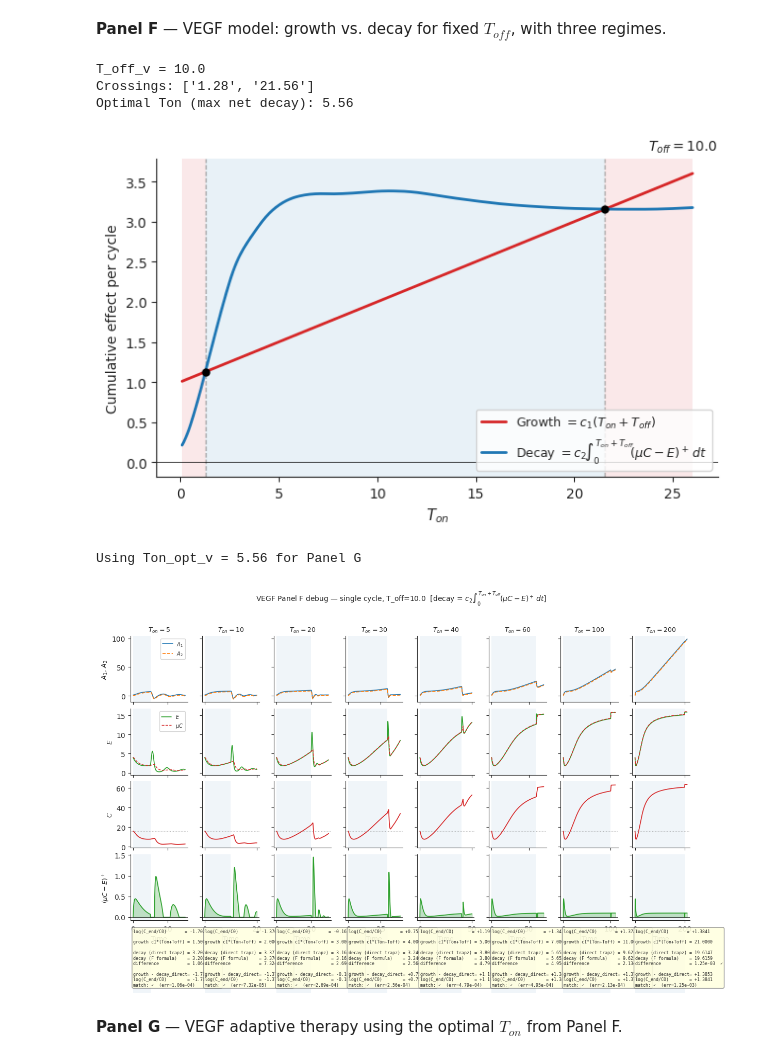
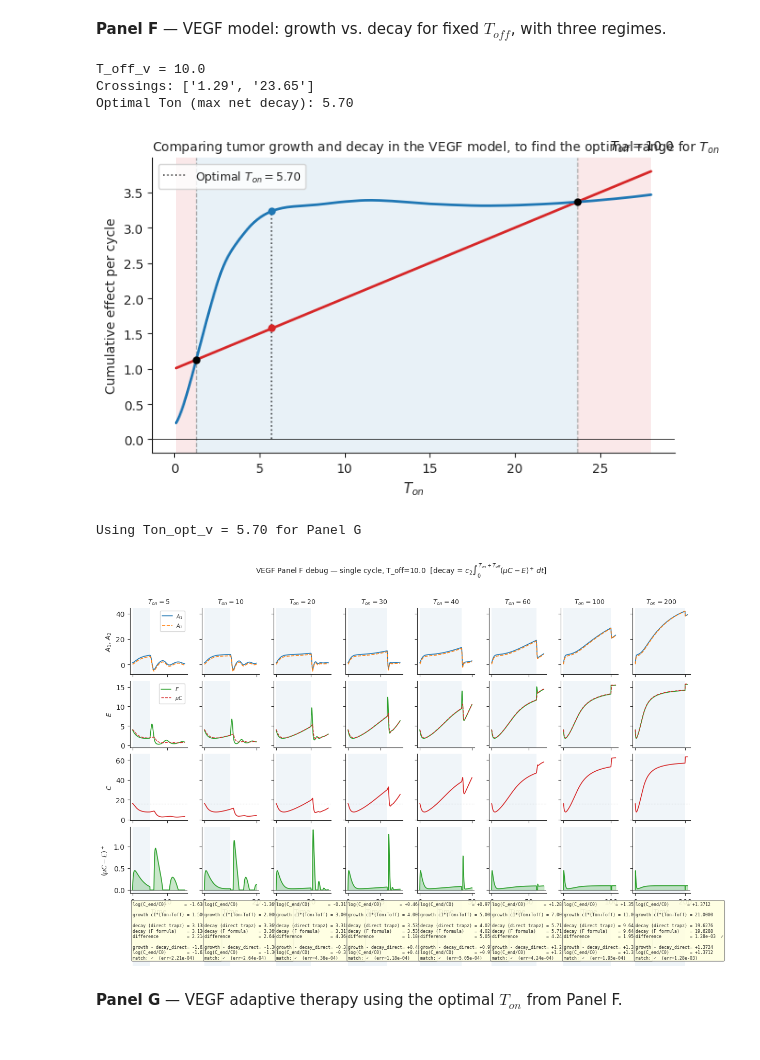
Before and after one commit to Liamir/autodiff-control, a Jupyter notebook: notebooks/figure4.ipynb, the cells around one changed output. Drawn from its saved outputs; the diff is of its cells as text; code cells hidden in the pictures.

```diff
--- a/notebooks/figure4.ipynb
+++ b/notebooks/figure4.ipynb
@@ -508,6 +510,8 @@ r_E  = 0.5    # endothelial cell death rate
 mu_v = 0.25   # vascular scaling (E_ss = mu_v * C at steady state)
 c1_v = 0.1    # tumor growth rate
 c2_v = 1.0    # tumor removal rate
+alpha1 = 0.01  # clearance rate of A1 (VEGF)
+alpha2 = 0.01  # clearance rate of A2 (compensatory)
 
 C0_v = 16.0
 E0_v = mu_v * C0_v   # = 4.0
@@ -518,8 +522,8 @@ y0_v = [A1_0, A2_0, E0_v, C0_v]
 def vegf_rhs(t, y, a1_val):
     A1, A2, E, C = y
     deficit = mu_v * C - E
-    dA1 = k1 * deficit
-    dA2 = k2 * deficit
+    dA1 = k1 * deficit - alpha1 * A1
+    dA2 = k2 * deficit - alpha2 * A2
     dE  = E * ((a1_val * A1 + a2_v * A2) * (1 - E / (4 * mu_v * C0_v)) - r_E)
     dC  = C * (c1_v - c2_v * max(deficit, 0.0))
     return [dA1, dA2, dE, dC]
@@ -582,7 +586,7 @@ plt.show()
 # ======================================================================
 
 T_OFF_V    = 10.0
-Ton_scan_v = np.linspace(0.1, 26, 300)
+Ton_scan_v = np.linspace(0.1, 28, 300)
 
 growth_v_arr = c1_v * (Ton_scan_v + T_OFF_V)
 
@@ -620,42 +624,59 @@ _regime_alpha = 0.10
 if len(crossings_v) >= 2:
     _cv1, _cv2 = crossings_v[0], crossings_v[1]
     ax_F.axvspan(Ton_scan_v[0], _cv1,    color='C3', alpha=_regime_alpha, lw=0)
     ax_F.axvspan(_cv1,          _cv2,    color='C0', alpha=_regime_alpha, lw=0)
     ax_F.axvspan(_cv2,          _xmax_v, color='C3', alpha=_regime_alpha, lw=0)
     for _cx in (_cv1, _cv2):
         ax_F.axvline(_cx, color='gray', ls='--', lw=0.9, alpha=0.7)
 elif len(crossings_v) == 1:
     _cv1 = crossings_v[0]
     ax_F.axvspan(Ton_scan_v[0], _cv1,    color='C3', alpha=_regime_alpha, lw=0)
     ax_F.axvspan(_cv1,          _xmax_v, color='C0', alpha=_regime_alpha, lw=0)
     ax_F.axvline(_cv1, color='gray', ls='--', lw=0.9, alpha=0.7)
 
-ax_F.plot(Ton_scan_v, growth_v_arr, color='C3', lw=2,
-          label=r'Growth $= c_1(T_{on}+T_{off})$')
-ax_F.plot(Ton_scan_v, decay_v_arr,  color='C0', lw=2,
-          label=r'Decay $= c_2\!\int_0^{T_{on}+T_{off}}\!(\mu C-E)^+\,dt$')
+_nudge_F = ScaledTranslation(0, 0.5/72, fig_F.dpi_scale_trans)
+_trans_F = lambda ax: ax.transData + _nudge_F
+
+ax_F.plot(Ton_scan_v, growth_v_arr, color='C3', lw=2)
+ax_F.plot(Ton_scan_v, decay_v_arr,  color='C0', lw=2)
 ax_F.axhline(0, color='k', lw=0.5)
 
+# Crossing dots
 if len(crossings_v) >= 1:
     for _cx in crossings_v:
         _val = c1_v * (_cx + T_OFF_V)
         ax_F.plot(_cx, _val, 'o', color='k', ms=5, zorder=5)
 
+# Optimal Ton line + dots
+_y_grow_opt_v = c1_v * (Ton_opt_v + T_OFF_V)
+_y_dec_opt_v  = decay_v_arr[np.argmax(_net_v)]
+_y_top_opt_v  = max(_y_grow_opt_v, _y_dec_opt_v)
+
+ax_F.plot([Ton_opt_v, Ton_opt_v], [0, _y_top_opt_v],
+          color='k', ls=':', lw=1.2, alpha=0.7, label=rf'Optimal $T_{{on}} = ${Ton_opt_v:.2f}')
+ax_F.plot(Ton_opt_v, _y_grow_opt_v, 'o', color='C3', ms=6, zorder=7, mec='none',
+          transform=_trans_F(ax_F))
+ax_F.plot(Ton_opt_v, _y_dec_opt_v,  'o', color='C0', ms=6, zorder=7, mec='none',
+          transform=_trans_F(ax_F))
+
+
 ax_F.set_xlabel(r'$T_{on}$', fontsize=11)
 ax_F.set_ylabel('Cumulative effect per cycle', fontsize=10)
+ax_F.set_title(r'Comparing tumor growth and decay in the VEGF model,'
+               r' to find the optimal range for $T_{on}$', fontsize=10, loc='left')
 ax_F.set_title(rf'$T_{{off}} = {T_OFF_V}$', fontsize=10, loc='right')
-ax_F.legend(fontsize=9, loc='lower right')
+ax_F.legend(fontsize=9, loc='upper left')
 clean_ax(ax_F)
 plt.tight_layout()
 plt.show()
 
 print(f'\nUsing Ton_opt_v = {Ton_opt_v:.2f} for Panel G')
 # %% [output]
 T_off_v = 10.0
-Crossings: ['1.28', '21.56']
-Optimal Ton (max net decay): 5.56
+Crossings: ['1.29', '23.65']
+Optimal Ton (max net decay): 5.70
-[figure, old version]
+[figure, new version]
-Using Ton_opt_v = 5.56 for Panel G
+Using Ton_opt_v = 5.70 for Panel G
 # %%
 # ======================================================================
 # Panel F debug: single-cycle simulation + direct integral verification
@@ -755,7 +776,7 @@ fig_Fd.suptitle(f'VEGF Panel F debug — single cycle, T_off={_T_off_d}  '
 plt.tight_layout()
 plt.show()
 # %% [output]
-[figure, old version]
+[figure, new version]
 # %% [markdown]
 **Panel G** — VEGF adaptive therapy using the optimal $T_{on}$ from Panel F.
 # %%
```
Also changed, not shown: parts of 6 cells of this notebook, 1 other file.
